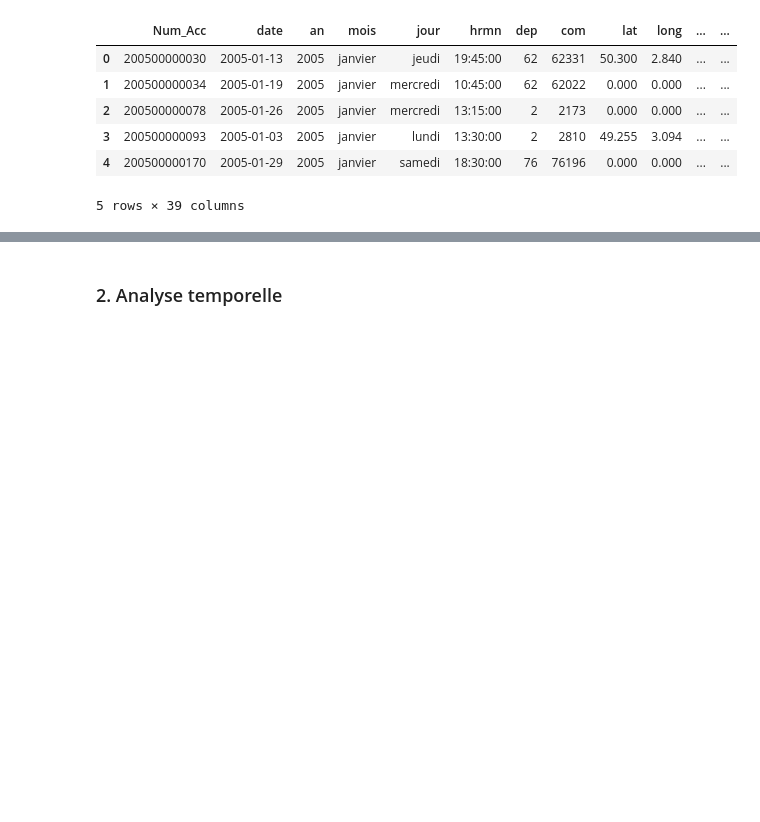
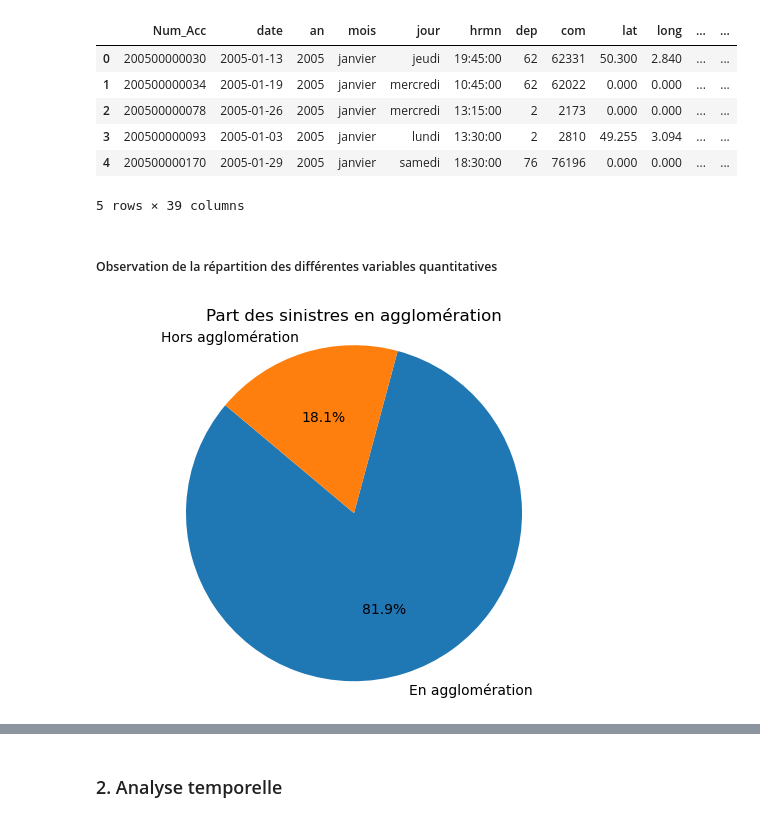
Before and after one commit to LeaBarreau/Data_visualisation, a Jupyter notebook: Notebook.ipynb, the cells around one changed output, grey strips where cells are left out. Cells and saved outputs as stored; diff of their text form; code cells hidden in the pictures; blank space fills up the shorter version.

Commit message:
graphiques descriptifs

```diff
--- a/Notebook.ipynb
+++ b/Notebook.ipynb
@@ -117,3 +117,23 @@ data.head(5)
 | 3 | 200500000093 | 2005-01-03 | 2005 | janvier | lundi | 13:30:00 | 2 | 2810 | 49.255 | 3.094 | ... | ... |
 | 4 | 200500000170 | 2005-01-29 | 2005 | janvier | samedi | 18:30:00 | 76 | 76196 | 0.000 | 0.000 | ... | ... |
 5 rows × 39 columns
+# %% [markdown]
+##### Observation de la répartition des différentes variables quantitatives
+# %%
+# Proportion d'agglomération
+
+# Comptabiliser le nombre de lignes par modalité
+c_agg = data['agg'].value_counts()
+
+# Calcul des proportions
+p_agg = (c_agg / len(data['agg'])) * 100
+
+# Création du graphique en secteurs
+plt.pie(p_agg, labels=p_agg.index, autopct='%1.1f%%', startangle=140)
+plt.title("Part des sinistres en agglomération")
+plt.axis('equal')
+
+# Afficher le graphique
+plt.show()
+# %% [output]
+[figure, added]
```
Also changed, not shown: parts of 17 cells of this notebook, 1 other file.
